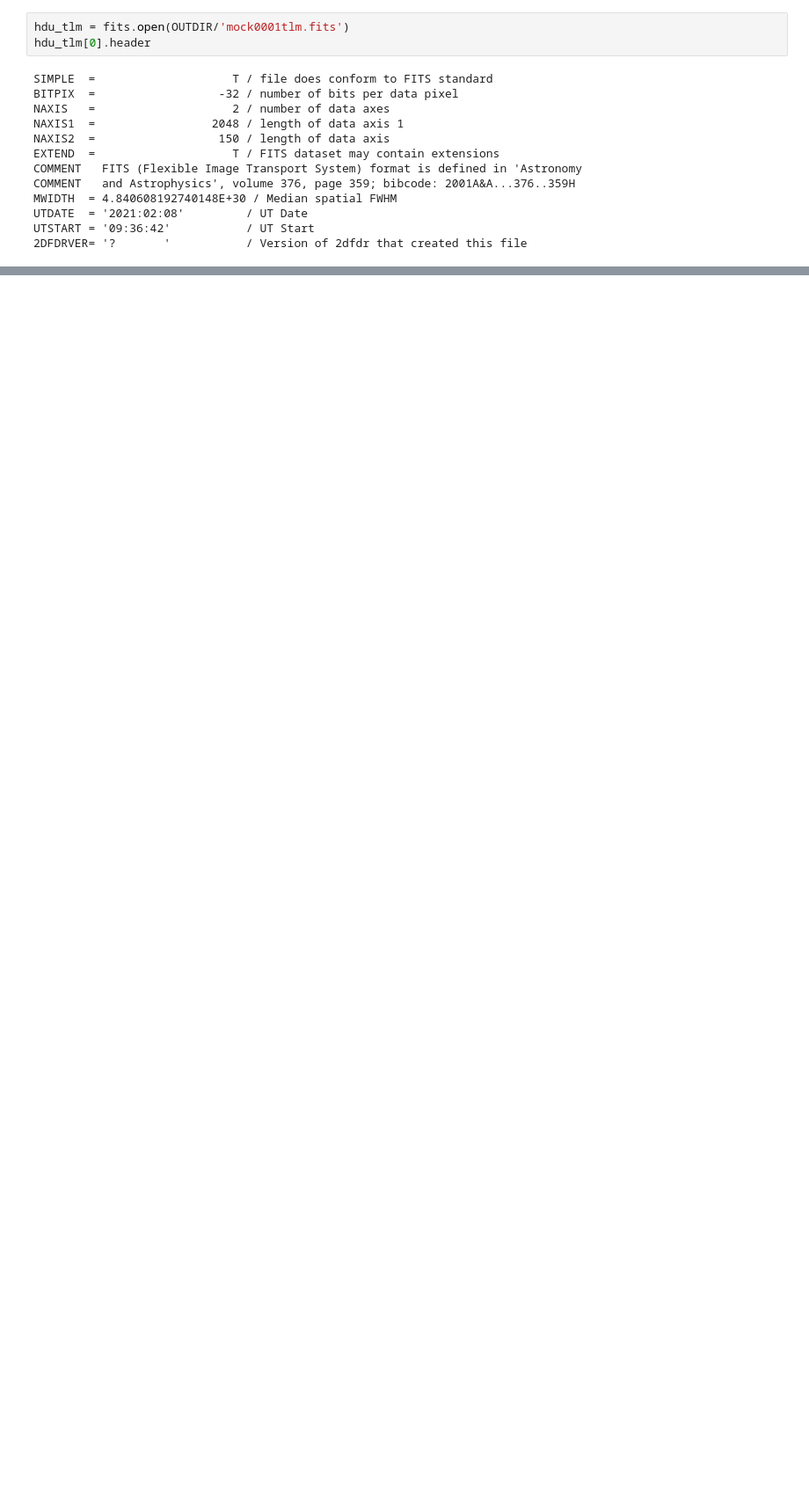
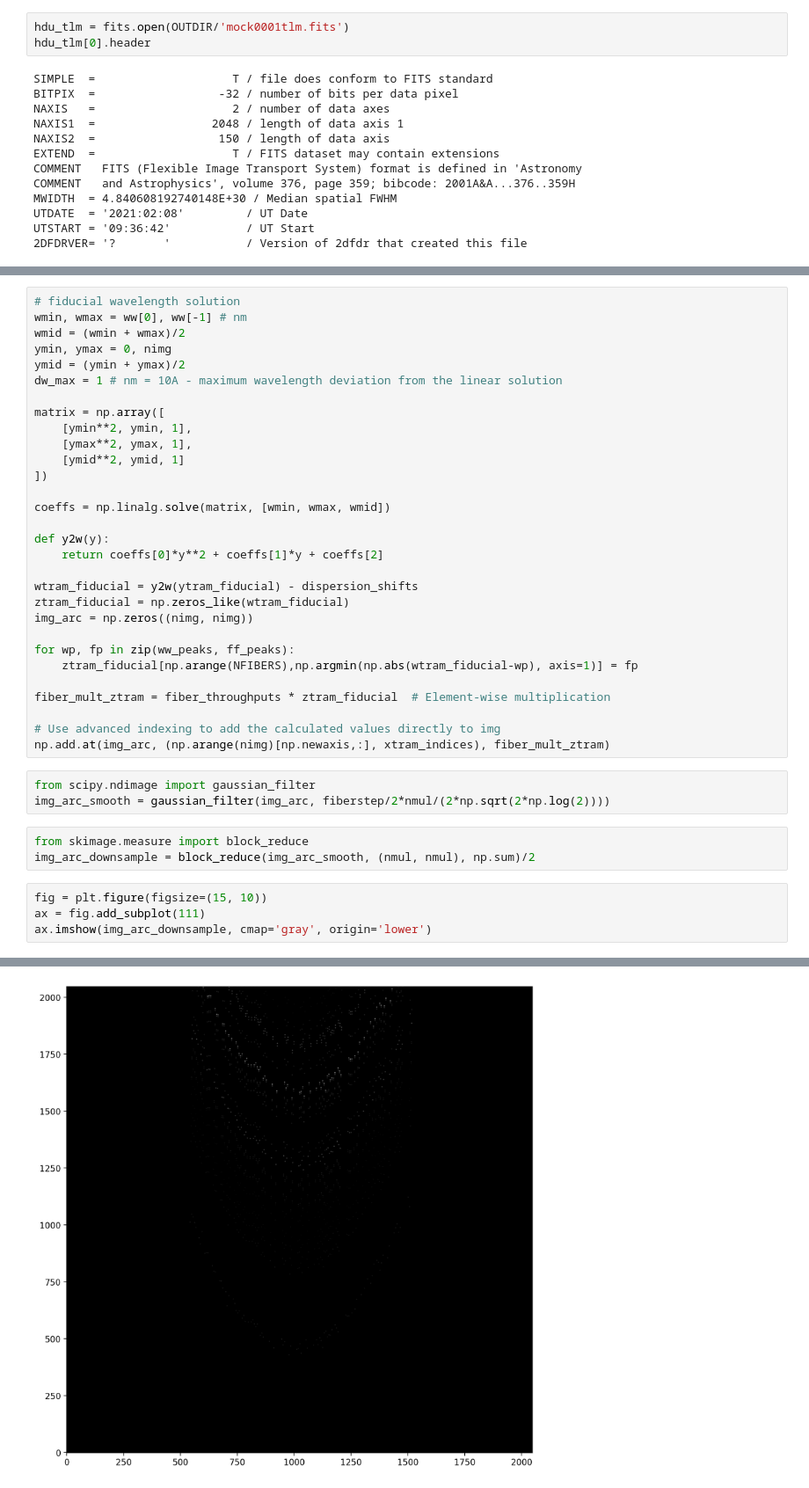
Before and after one commit to hbahk/kspecdr, a Jupyter notebook: make_mock_frame.ipynb, the cells around one changed output, grey strips where cells are left out. Shown at 88% size. Cells and saved outputs as stored; diff of their text form; blank space fills up the shorter version.

```diff
--- a/make_mock_frame.ipynb
+++ b/make_mock_frame.ipynb
@@ -455,0 +587,41 @@ UTSTART = '09:36:42'           / UT Start
+# %%
+# fiducial wavelength solution
+wmin, wmax = ww[0], ww[-1] # nm
+wmid = (wmin + wmax)/2
+ymin, ymax = 0, nimg
+ymid = (ymin + ymax)/2
+dw_max = 1 # nm = 10A - maximum wavelength deviation from the linear solution
+
+matrix = np.array([
+    [ymin**2, ymin, 1],
+    [ymax**2, ymax, 1],
+    [ymid**2, ymid, 1]
+])
+
+coeffs = np.linalg.solve(matrix, [wmin, wmax, wmid])
+
+def y2w(y):
+    return coeffs[0]*y**2 + coeffs[1]*y + coeffs[2]
+
+wtram_fiducial = y2w(ytram_fiducial) - dispersion_shifts
+ztram_fiducial = np.zeros_like(wtram_fiducial)
+img_arc = np.zeros((nimg, nimg))
+
+for wp, fp in zip(ww_peaks, ff_peaks):
+    ztram_fiducial[np.arange(NFIBERS),np.argmin(np.abs(wtram_fiducial-wp), axis=1)] = fp
+
+fiber_mult_ztram = fiber_throughputs * ztram_fiducial  # Element-wise multiplication
+
+# Use advanced indexing to add the calculated values directly to img
+np.add.at(img_arc, (np.arange(nimg)[np.newaxis,:], xtram_indices), fiber_mult_ztram)
+# %%
+from scipy.ndimage import gaussian_filter
+img_arc_smooth = gaussian_filter(img_arc, fiberstep/2*nmul/(2*np.sqrt(2*np.log(2))))
+# %%
+from skimage.measure import block_reduce
+img_arc_downsample = block_reduce(img_arc_smooth, (nmul, nmul), np.sum)/2
+# %%
+fig = plt.figure(figsize=(15, 10))
+ax = fig.add_subplot(111)
+ax.imshow(img_arc_downsample, cmap='gray', origin='lower')
+# %% [output]
@@ -455,0 +629 @@ UTSTART = '09:36:42'           / UT Start
+[figure, added]
```
Also changed, not shown: parts of 18 cells of this notebook.
